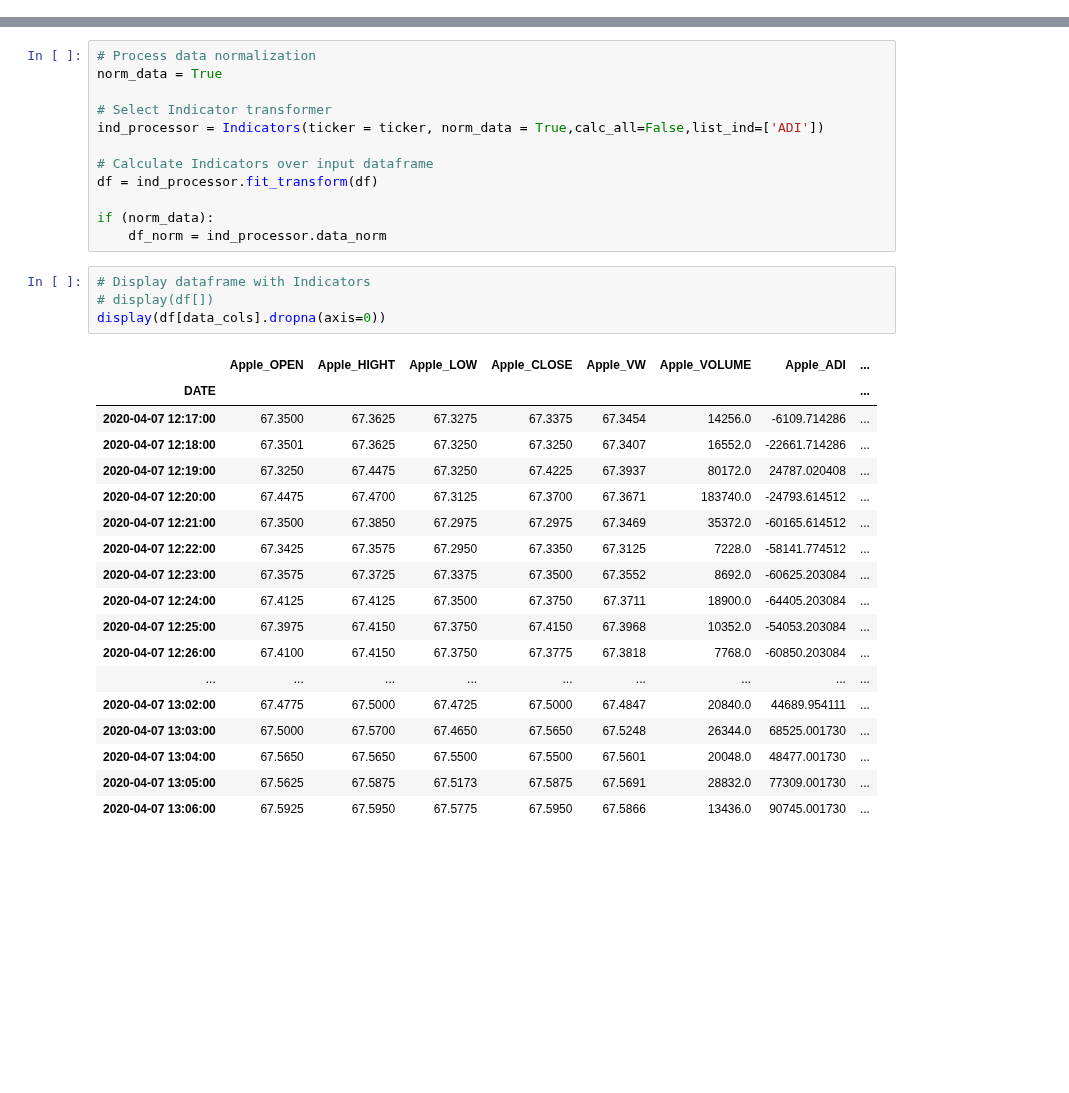
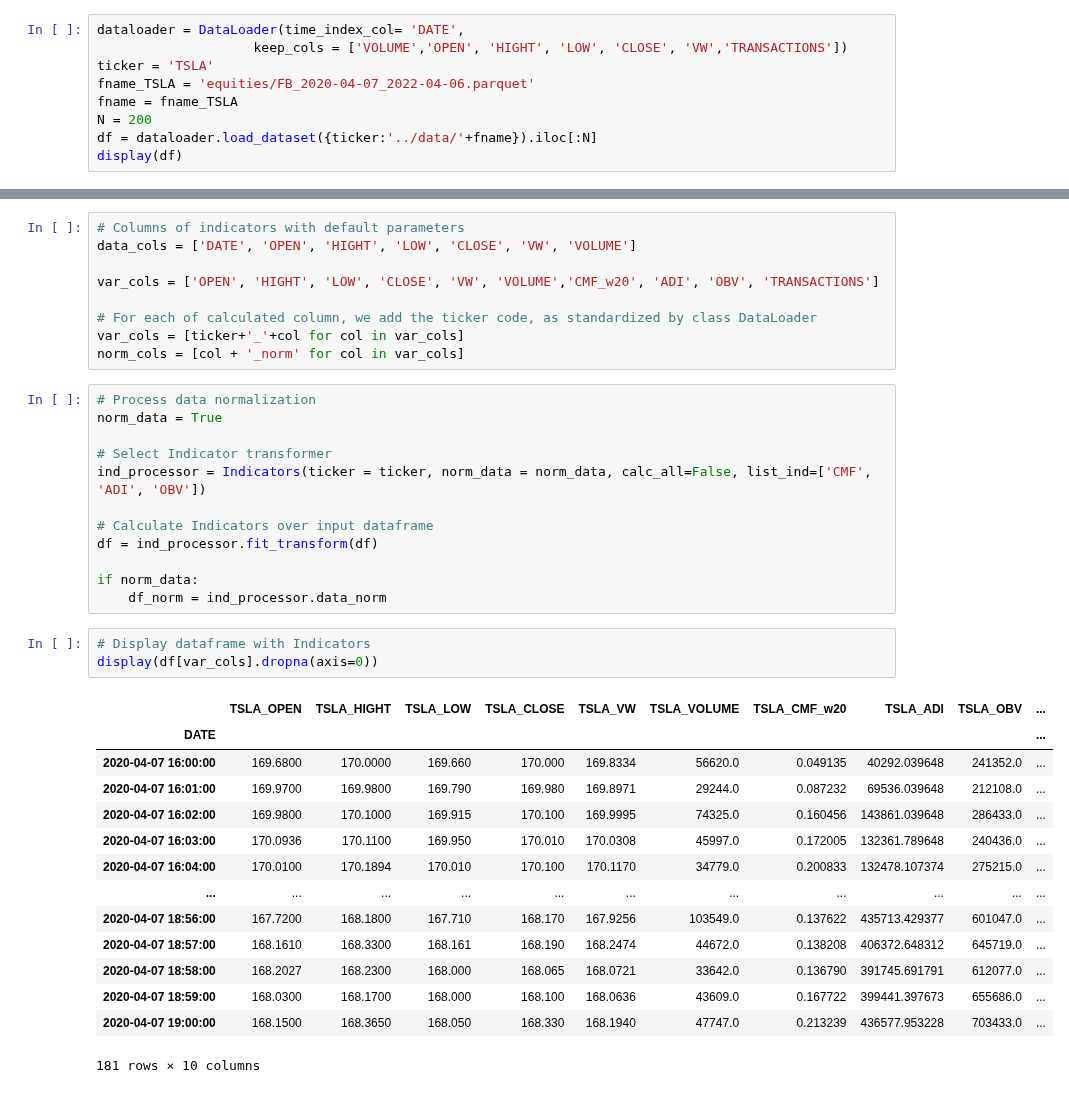
Before and after one commit to yashbhesaniya/fractional-differentiation-time-series, a Jupyter notebook: notebooks/volume_indicators.ipynb, the cells around one changed output, grey strips where cells are left out. Saved outputs shown, nothing was run; the diff lists cells and outputs as text; blank space fills up the shorter version.

Commit message:
added jupyter notebook for volume indicators

```diff
--- a/notebooks/volume_indicators.ipynb
+++ b/notebooks/volume_indicators.ipynb
@@ -112,0 +8,9 @@ data_cols
+# %%
+dataloader = DataLoader(time_index_col= 'DATE',
+                    keep_cols = ['VOLUME','OPEN', 'HIGHT', 'LOW', 'CLOSE', 'VW','TRANSACTIONS'])
+ticker = 'TSLA'
+fname_TSLA = 'equities/FB_2020-04-07_2022-04-06.parquet'
+fname = fname_TSLA
+N = 200
+df = dataloader.load_dataset({ticker:'../data/'+fname}).iloc[:N]
+display(df)
@@ -113,36 +32,40 @@ data_cols
+# %%
+# Columns of indicators with default parameters
+data_cols = ['DATE', 'OPEN', 'HIGHT', 'LOW', 'CLOSE', 'VW', 'VOLUME']
+
+var_cols = ['OPEN', 'HIGHT', 'LOW', 'CLOSE', 'VW', 'VOLUME','CMF_w20', 'ADI', 'OBV', 'TRANSACTIONS']
+
+# For each of calculated column, we add the ticker code, as standardized by class 𝙳𝚊𝚝𝚊𝙻𝚘𝚊𝚍𝚎𝚛
+var_cols = [ticker+'_'+col for col in var_cols]
+norm_cols = [col + '_norm' for col in var_cols]
 # %%
 # Process data normalization
 norm_data = True
 
 # Select Indicator transformer
-ind_processor = Indicators(ticker = ticker, norm_data = True,calc_all=False,list_ind=['ADI'])
+ind_processor = Indicators(ticker = ticker, norm_data = norm_data, calc_all=False, list_ind=['CMF', 'ADI', 'OBV'])
 
 # Calculate Indicators over input dataframe
 df = ind_processor.fit_transform(df)
 
-if (norm_data):
+if norm_data:
     df_norm = ind_processor.data_norm
 # %%
 # Display dataframe with Indicators
-# display(df[])
-display(df[data_cols].dropna(axis=0))
+display(df[var_cols].dropna(axis=0))
 # %% [output]
-|  | Apple_OPEN | Apple_HIGHT | Apple_LOW | Apple_CLOSE | Apple_VW | Apple_VOLUME | Apple_ADI | ... |
-| DATE |  |  |  |  |  |  |  | ... |
-| 2020-04-07 12:17:00 | 67.3500 | 67.3625 | 67.3275 | 67.3375 | 67.3454 | 14256.0 | -6109.714286 | ... |
-| 2020-04-07 12:18:00 | 67.3501 | 67.3625 | 67.3250 | 67.3250 | 67.3407 | 16552.0 | -22661.714286 | ... |
-| 2020-04-07 12:19:00 | 67.3250 | 67.4475 | 67.3250 | 67.4225 | 67.3937 | 80172.0 | 24787.020408 | ... |
-| 2020-04-07 12:20:00 | 67.4475 | 67.4700 | 67.3125 | 67.3700 | 67.3671 | 183740.0 | -24793.614512 | ... |
-| 2020-04-07 12:21:00 | 67.3500 | 67.3850 | 67.2975 | 67.2975 | 67.3469 | 35372.0 | -60165.614512 | ... |
-| 2020-04-07 12:22:00 | 67.3425 | 67.3575 | 67.2950 | 67.3350 | 67.3125 | 7228.0 | -58141.774512 | ... |
-| 2020-04-07 12:23:00 | 67.3575 | 67.3725 | 67.3375 | 67.3500 | 67.3552 | 8692.0 | -60625.203084 | ... |
-| 2020-04-07 12:24:00 | 67.4125 | 67.4125 | 67.3500 | 67.3750 | 67.3711 | 18900.0 | -64405.203084 | ... |
-| 2020-04-07 12:25:00 | 67.3975 | 67.4150 | 67.3750 | 67.4150 | 67.3968 | 10352.0 | -54053.203084 | ... |
-| 2020-04-07 12:26:00 | 67.4100 | 67.4150 | 67.3750 | 67.3775 | 67.3818 | 7768.0 | -60850.203084 | ... |
-| ... | ... | ... | ... | ... | ... | ... | ... | ... |
-| 2020-04-07 13:02:00 | 67.4775 | 67.5000 | 67.4725 | 67.5000 | 67.4847 | 20840.0 | 44689.954111 | ... |
-| 2020-04-07 13:03:00 | 67.5000 | 67.5700 | 67.4650 | 67.5650 | 67.5248 | 26344.0 | 68525.001730 | ... |
-| 2020-04-07 13:04:00 | 67.5650 | 67.5650 | 67.5500 | 67.5500 | 67.5601 | 20048.0 | 48477.001730 | ... |
-| 2020-04-07 13:05:00 | 67.5625 | 67.5875 | 67.5173 | 67.5875 | 67.5691 | 28832.0 | 77309.001730 | ... |
-| 2020-04-07 13:06:00 | 67.5925 | 67.5950 | 67.5775 | 67.5950 | 67.5866 | 13436.0 | 90745.001730 | ... |
+|  | TSLA_OPEN | TSLA_HIGHT | TSLA_LOW | TSLA_CLOSE | TSLA_VW | TSLA_VOLUME | TSLA_CMF_w20 | TSLA_ADI | TSLA_OBV | ... |
+| DATE |  |  |  |  |  |  |  |  |  | ... |
+| 2020-04-07 16:00:00 | 169.6800 | 170.0000 | 169.660 | 170.000 | 169.8334 | 56620.0 | 0.049135 | 40292.039648 | 241352.0 | ... |
+| 2020-04-07 16:01:00 | 169.9700 | 169.9800 | 169.790 | 169.980 | 169.8971 | 29244.0 | 0.087232 | 69536.039648 | 212108.0 | ... |
+| 2020-04-07 16:02:00 | 169.9800 | 170.1000 | 169.915 | 170.100 | 169.9995 | 74325.0 | 0.160456 | 143861.039648 | 286433.0 | ... |
+| 2020-04-07 16:03:00 | 170.0936 | 170.1100 | 169.950 | 170.010 | 170.0308 | 45997.0 | 0.172005 | 132361.789648 | 240436.0 | ... |
+| 2020-04-07 16:04:00 | 170.0100 | 170.1894 | 170.010 | 170.100 | 170.1170 | 34779.0 | 0.200833 | 132478.107374 | 275215.0 | ... |
+| ... | ... | ... | ... | ... | ... | ... | ... | ... | ... | ... |
+| 2020-04-07 18:56:00 | 167.7200 | 168.1800 | 167.710 | 168.170 | 167.9256 | 103549.0 | 0.137622 | 435713.429377 | 601047.0 | ... |
+| 2020-04-07 18:57:00 | 168.1610 | 168.3300 | 168.161 | 168.190 | 168.2474 | 44672.0 | 0.138208 | 406372.648312 | 645719.0 | ... |
+| 2020-04-07 18:58:00 | 168.2027 | 168.2300 | 168.000 | 168.065 | 168.0721 | 33642.0 | 0.136790 | 391745.691791 | 612077.0 | ... |
+| 2020-04-07 18:59:00 | 168.0300 | 168.1700 | 168.000 | 168.100 | 168.0636 | 43609.0 | 0.167722 | 399441.397673 | 655686.0 | ... |
+| 2020-04-07 19:00:00 | 168.1500 | 168.3650 | 168.050 | 168.330 | 168.1940 | 47747.0 | 0.213239 | 436577.953228 | 703433.0 | ... |
+181 rows × 10 columns
 # %%
```
Also changed, not shown: parts of 21 cells of this notebook, 1 other file.
